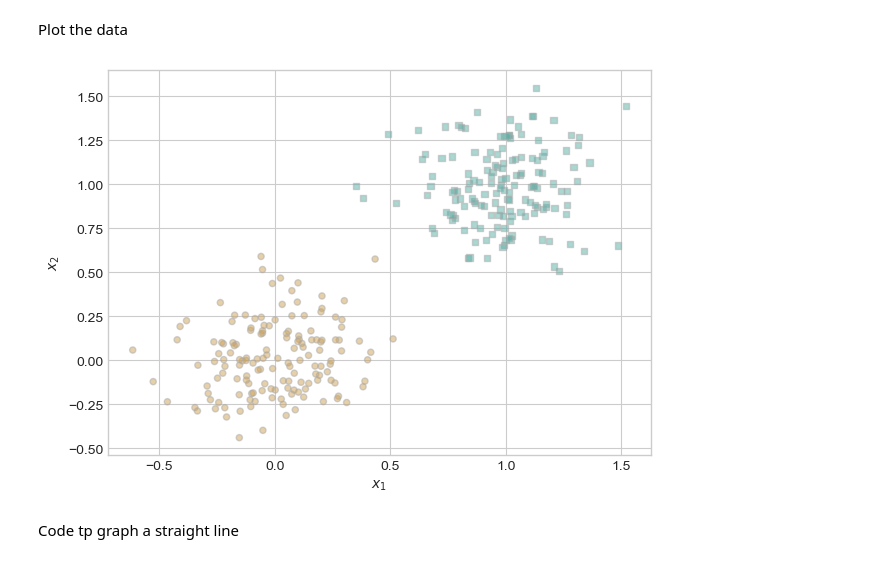
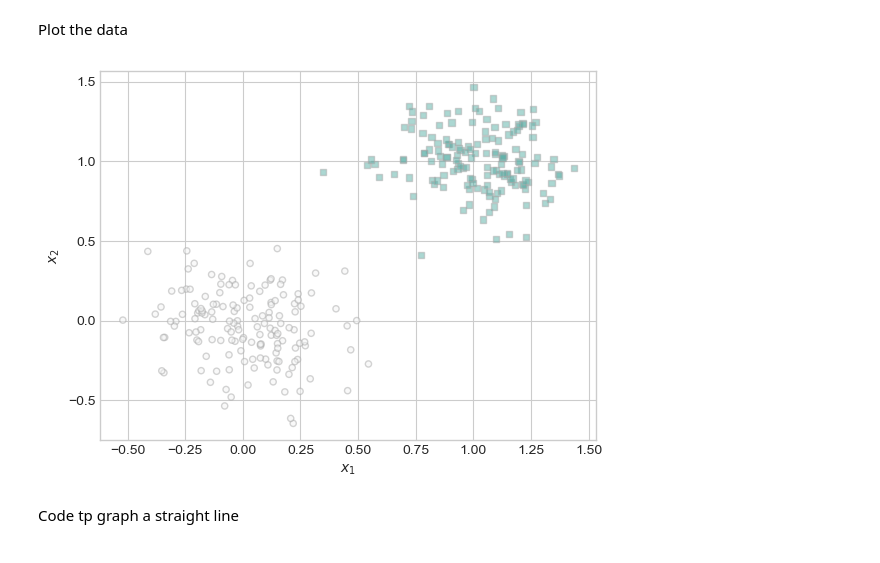
Before and after one commit to lfschweitzer/lfschweitzer.github.io, a Jupyter notebook: posts/post5/homework5.ipynb, the cells around one changed output. Cells and saved outputs as stored; diff of their text form; code cells hidden in the pictures.

```diff
--- a/posts/post5/homework5.ipynb
+++ b/posts/post5/homework5.ipynb
@@ -20,37 +20,35 @@ import torch
 def classification_data(n_points = 300, noise = 0.2, p_dims = 2):
 
     y = torch.arange(n_points) >= int(n_points/2)
+    y = 1.0*y
     X = y[:, None] + torch.normal(0.0, noise, size = (n_points,p_dims))
     X = torch.cat((X, torch.ones((X.shape[0], 1))), 1)
 
-    # convert y from {0, 1} to {-1, 1}
-    y = 2*y - 1
-
     return X, y
 # %% [markdown]
 Plot the data
 # %%
 from matplotlib import pyplot as plt
 plt.style.use('seaborn-v0_8-whitegrid')
 
 def plot_classification_data(X, y, ax):
-    targets = [-1, 1]
+    targets = [0, 1]
     markers = ["o" , ","]
     for i in range(2):
         ix = y == targets[i]
         ax.scatter(X[ix,0], X[ix,1], s = 20,  c = y[ix], facecolors = "none", edgecolors = "darkgrey", cmap = "BrBG", vmin = -2, vmax = 2, alpha = 0.5, marker = markers[i])
     ax.set(xlabel = r"$x_1$", ylabel = r"$x_2$")
 
 
 fig, ax = plt.subplots(1, 1)
 
 # p_dims is 2
 X, y = classification_data(noise = 0.2)
 # print(f"{X=}")
 # print(f"{y=}")
 plot_classification_data(X, y, ax)
 # %% [output]
-[figure, old version]
+[figure, new version]
 # %% [markdown]
 Code tp graph a straight line
 # %%
```
Also changed, not shown: parts of 29 cells of this notebook, 1 other file.
